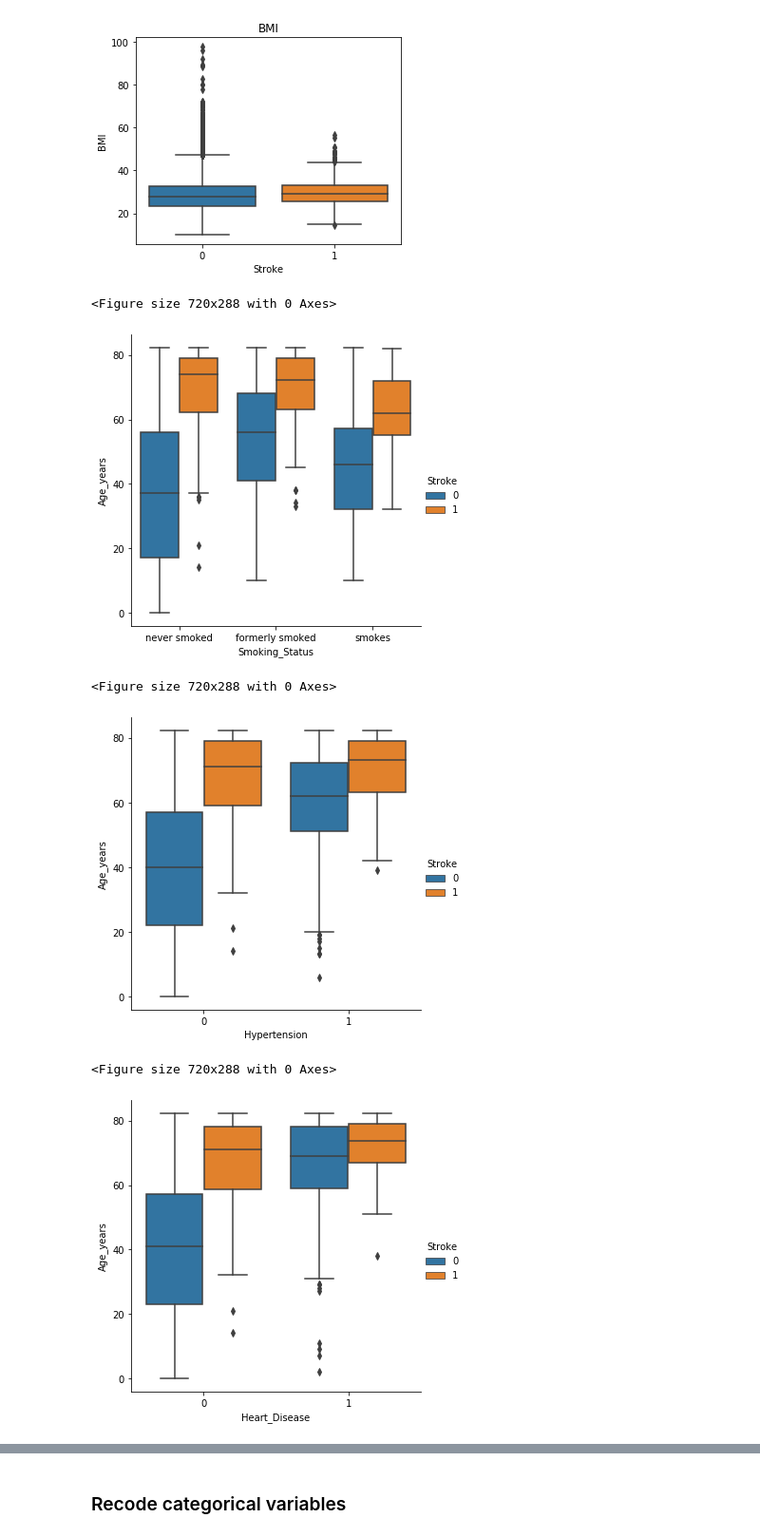
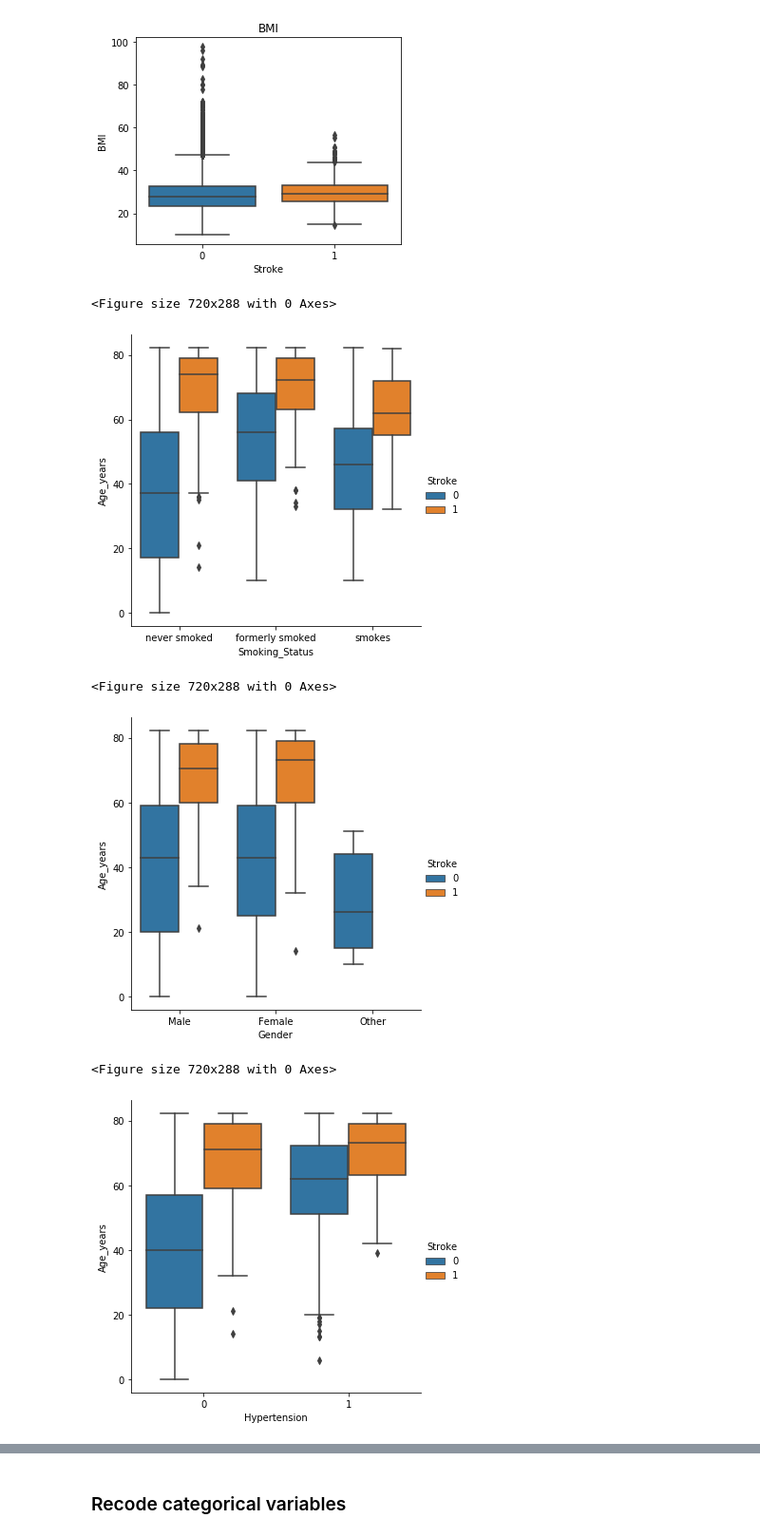
Before and after one commit to marcinszwagrzyk/Stroke_prediction, a Jupyter notebook: Stroke_prediction.ipynb, the cells around one changed output, grey strips where cells are left out. Shown at 95% size. Saved outputs shown, nothing was run; the diff lists cells and outputs as text; code cells hidden in the pictures.

```diff
--- a/Stroke_prediction.ipynb
+++ b/Stroke_prediction.ipynb
@@ -118,16 +118,16 @@ for i in lista_numeric:
 [figure]
 [figure]
 # %%
-lista_cat = ["Smoking_Status","Hypertension","Heart_Disease","Type_Of_Work","Residence"]
+lista_cat = ["Smoking_Status","Gender", "Hypertension","Heart_Disease","Type_Of_Work","Residence"]
 
 for i in lista_cat:
     plt.figure(figsize=(10, 4))
     sns.catplot(x=i, y="Age_years", hue="Stroke", kind="box", data=df)
 # %% [output]
 <Figure size 720x288 with 0 Axes>
 [figure]
 <Figure size 720x288 with 0 Axes>
-[figure, old version]
+[figure, new version]
 <Figure size 720x288 with 0 Axes>
-[figure, old version]
+[figure, new version]
 <Figure size 720x288 with 0 Axes>
```
Also changed, not shown: parts of 10 cells of this notebook.
